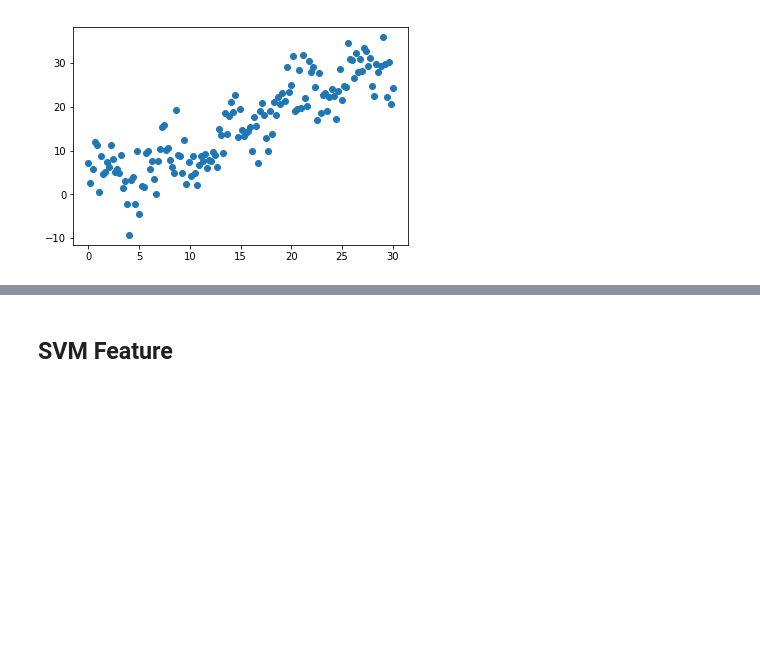
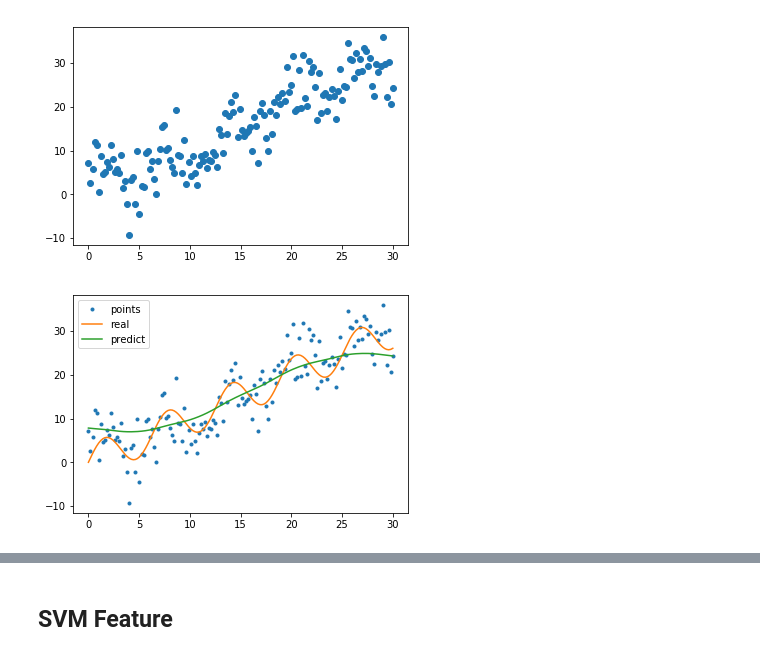
Before and after one commit to andriygav/MachineLearningSeminars, a Jupyter notebook: sem5/main.ipynb, the cells around one changed output, grey strips where cells are left out. Cells and saved outputs as stored; diff of their text form; code cells hidden in the pictures; blank space fills up the shorter version.

```diff
--- a/sem5/main.ipynb
+++ b/sem5/main.ipynb
@@ -163,7 +166,7 @@ Y_without_noise = x + 4*np.sin(x)
 Y = Y_without_noise + 4*np.random.randn(l)
 
 # Генерация признаков
-X = np.array([x]).T
+X = np.array([x, np.sin(x)]).T
 
 X_train, X_test, Y_train, Y_test = train_test_split(X, Y,
                                                     test_size=50,
@@ -177,3 +180,12 @@ plt.show()
 # %%
 model = SVR(kernel='rbf')
 _ = model.fit(X_train, Y_train)
+# %%
+plt.plot(x, Y, '.', label='points')
+plt.plot(x, Y_without_noise, label='real')
+plt.plot(x, model.predict(X), label='predict')
+
+plt.legend(loc='best')
+plt.show()
+# %% [output]
+[figure, added]
```
Also changed, not shown: parts of 7 cells of this notebook, 1 other file.
